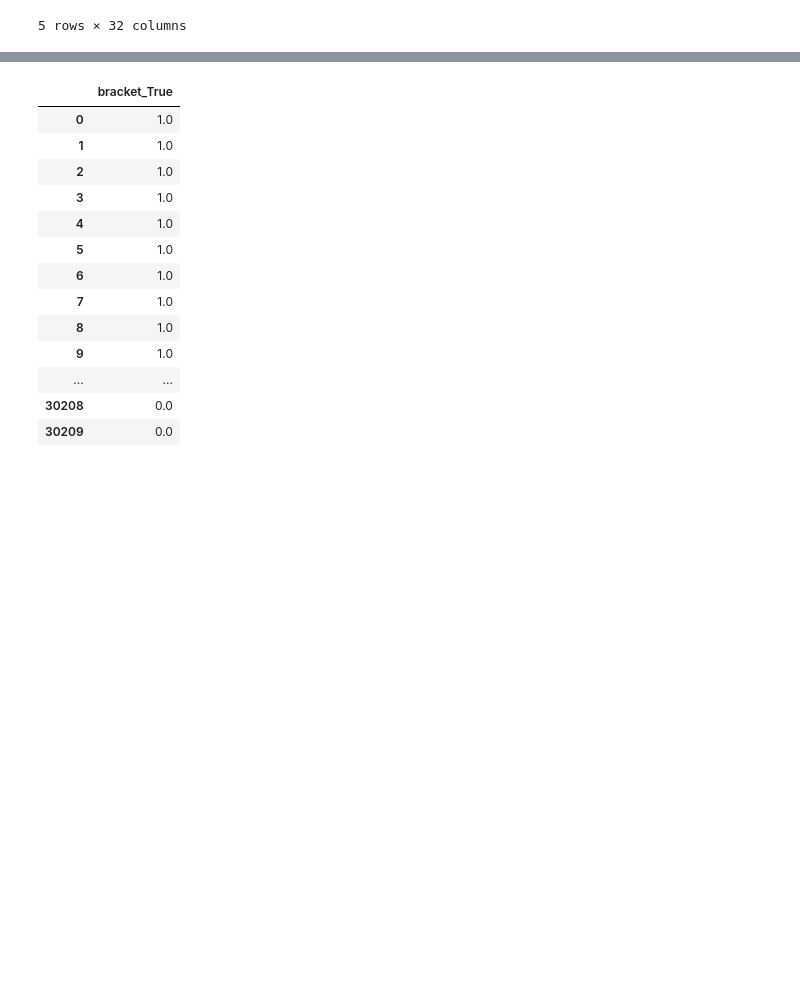
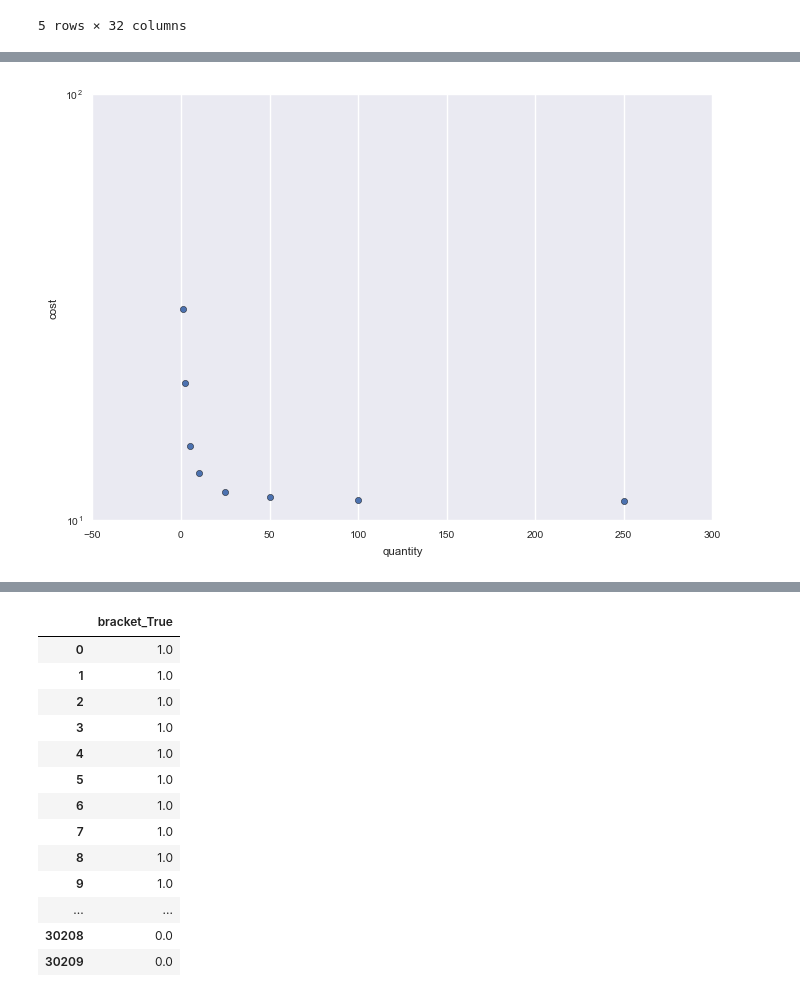
Before and after one commit to harinderbhasin/DataMining, a Jupyter notebook: Caterpillar_EDA.ipynb, the cells around one changed output, grey strips where cells are left out. Drawn from its saved outputs; the diff is of its cells as text; code cells hidden in the pictures; blank space fills up the shorter version.

```diff
--- a/Caterpillar_EDA.ipynb
+++ b/Caterpillar_EDA.ipynb
@@ -73,0 +106,5 @@ df.describe()
+# %%
+ax = df[df.tube_assembly_id == input_tube_assembly].plot.scatter(x = 'quantity', y = 'cost')
+ax.set_yscale('log')
+# %% [output]
+[figure, added]
```
Also changed, not shown: parts of 24 cells of this notebook.
